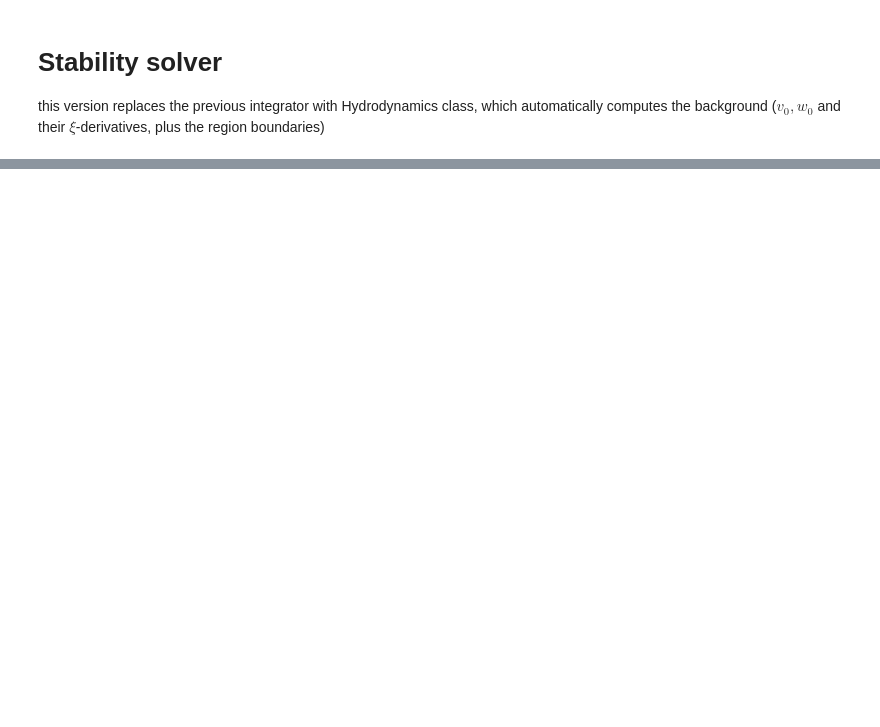
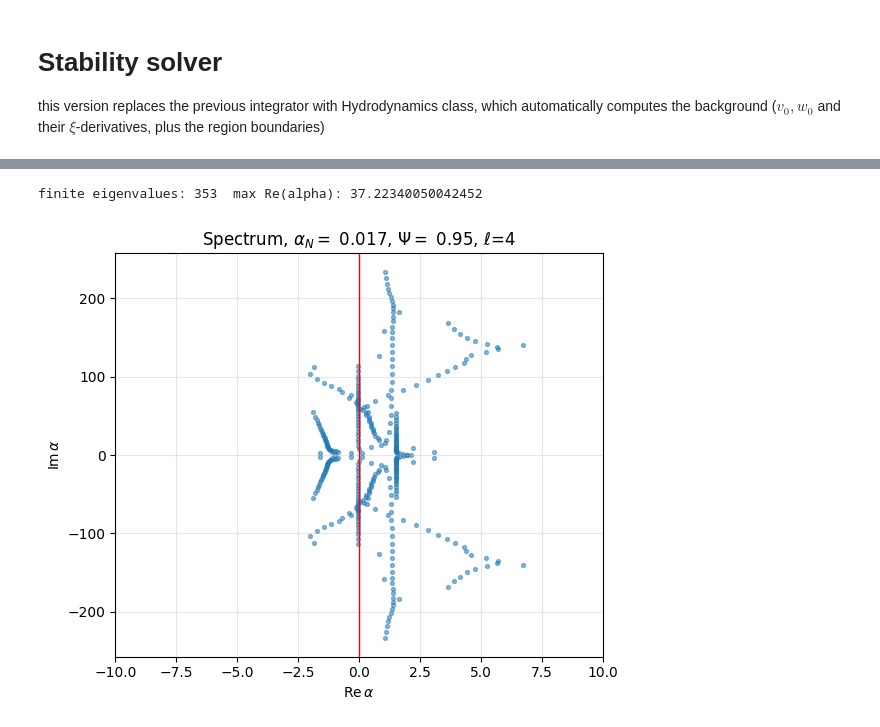
Before and after one commit to charlottemyers/FOPTstability, a Jupyter notebook: stability_solver_hydro.ipynb, the cells around one changed output, grey strips where cells are left out. Saved outputs shown, nothing was run; the diff lists cells and outputs as text; code cells hidden in the pictures; blank space fills up the shorter version.

```diff
--- a/stability_solver_hydro.ipynb
+++ b/stability_solver_hydro.ipynb
@@ -334,5 +385,22 @@ has_back=False  tail=— (deflagration)  wall=0.2996  shock=0.5774
 guards OK: square, row bijection, surface-amplitude columns zero in bulk
 [figure]
+# %%
+###########################################################################
+##### Solve the eigenvalue problem and plot the spectrum
+###########################################################################
+
+al=solve(M)
+print("finite eigenvalues:",al.size," max Re(alpha):",np.max(al.real))
+plt.figure(figsize=(6,5)); plt.scatter(al.real,al.imag,s=8,alpha=.5); plt.axvline(0,c='r',lw=1)
+plt.xlabel(r'$\mathrm{Re}\,\alpha$'); plt.ylabel(r'$\mathrm{Im}\,\alpha$')
+plt.title(rf'Spectrum, $\alpha_N = $ {ALN_TEST}, $\Psi = $ {PSI_N_TEST}, $\ell$={L_TEST}')
+
+plt.grid(alpha=.3)
+plt.xlim(-10, 10)
+plt.tight_layout(); plt.show()
+# %% [output]
+finite eigenvalues: 353  max Re(alpha): 37.22340050042452
+[figure, added]
 # %%
 ###########################################################################
 ##### Solve the eigenvalue problem and plot the spectrum
```
Also changed, not shown: parts of 16 cells of this notebook, 1 other file.
